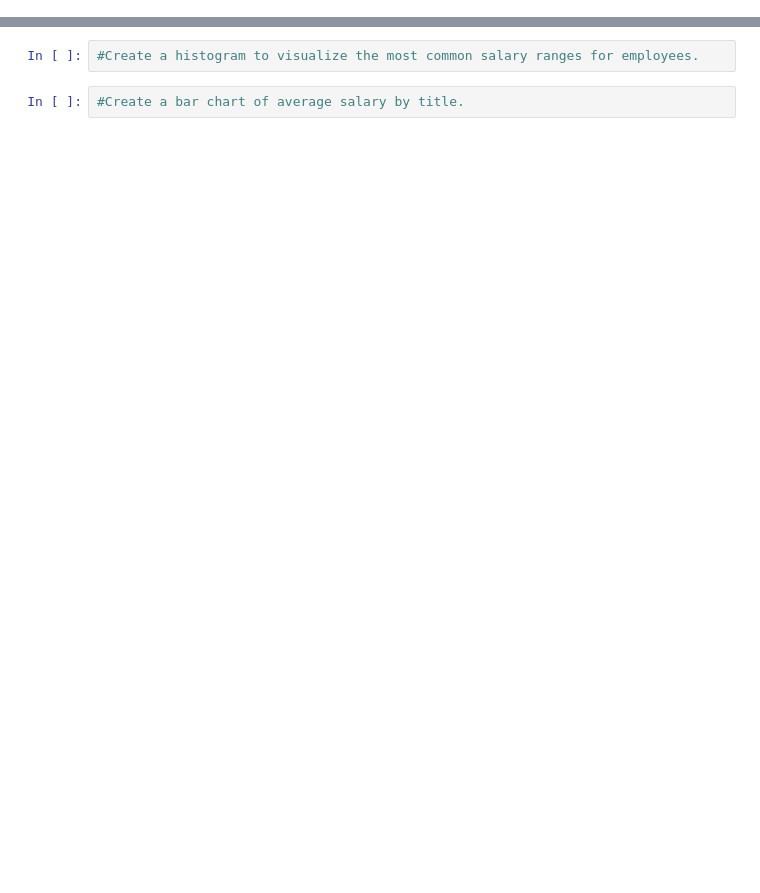
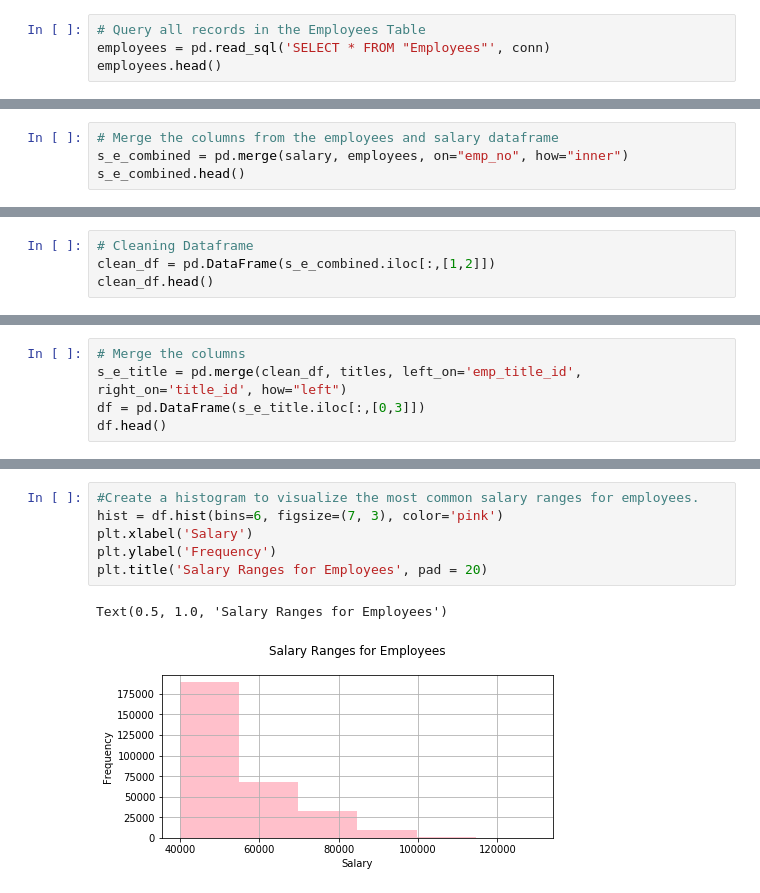
Before and after one commit to vieravfg/sql-challenge, a Jupyter notebook: SQL_pandas.ipynb, the cells around one changed output, grey strips where cells are left out. Saved outputs shown, nothing was run; the diff lists cells and outputs as text; blank space fills up the shorter version.

```diff
--- a/SQL_pandas.ipynb
+++ b/SQL_pandas.ipynb
@@ -15,0 +42,4 @@ LINE 1: SELECT * FROM Salaries
+# %%
+# Query all records in the Employees Table
+employees = pd.read_sql('SELECT * FROM "Employees"', conn)
+employees.head()
@@ -15,0 +53,4 @@ LINE 1: SELECT * FROM Salaries
+# %%
+# Merge the columns from the employees and salary dataframe
+s_e_combined = pd.merge(salary, employees, on="emp_no", how="inner")
+s_e_combined.head()
@@ -15,0 +64,4 @@ LINE 1: SELECT * FROM Salaries
+# %%
+# Cleaning Dataframe
+clean_df = pd.DataFrame(s_e_combined.iloc[:,[1,2]])
+clean_df.head()
@@ -15,0 +75,5 @@ LINE 1: SELECT * FROM Salaries
+# %%
+# Merge the columns
+s_e_title = pd.merge(clean_df, titles, left_on='emp_title_id', right_on='title_id', how="left")
+df = pd.DataFrame(s_e_title.iloc[:,[0,3]])
+df.head()
@@ -16,4 +87,9 @@ LINE 1: SELECT * FROM Salaries
 # %%
 #Create a histogram to visualize the most common salary ranges for employees.
+hist = df.hist(bins=6, figsize=(7, 3), color='pink')
+plt.xlabel('Salary')
+plt.ylabel('Frequency')
+plt.title('Salary Ranges for Employees', pad = 20)
+# %% [output]
+Text(0.5, 1.0, 'Salary Ranges for Employees')
+[figure, added]
-# %%
-#Create a bar chart of average salary by title.
```
Also changed, not shown: parts of 10 cells of this notebook.
